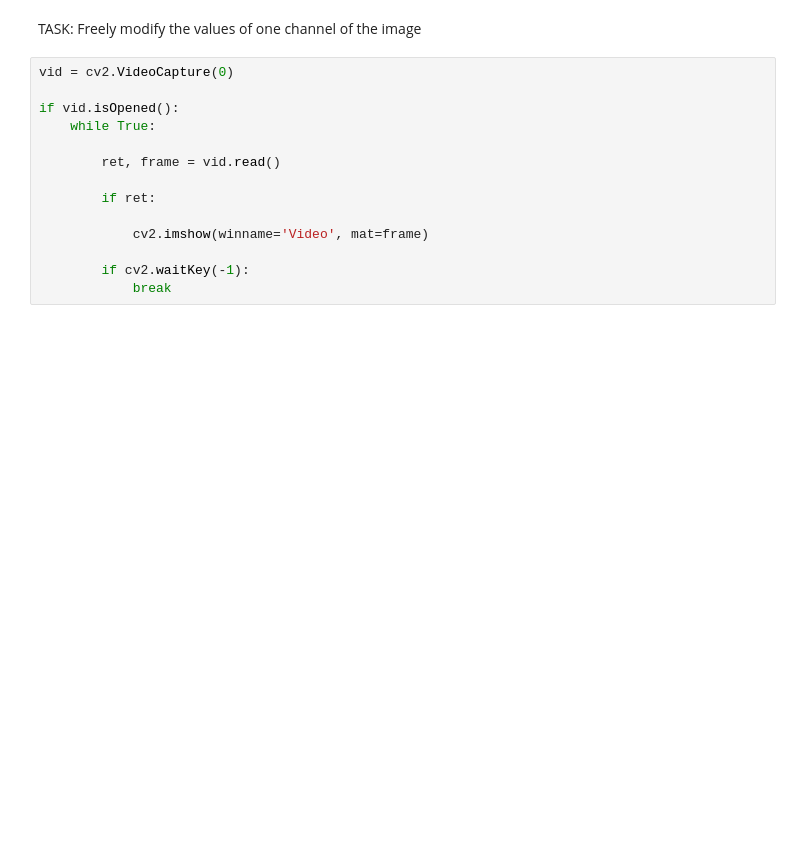
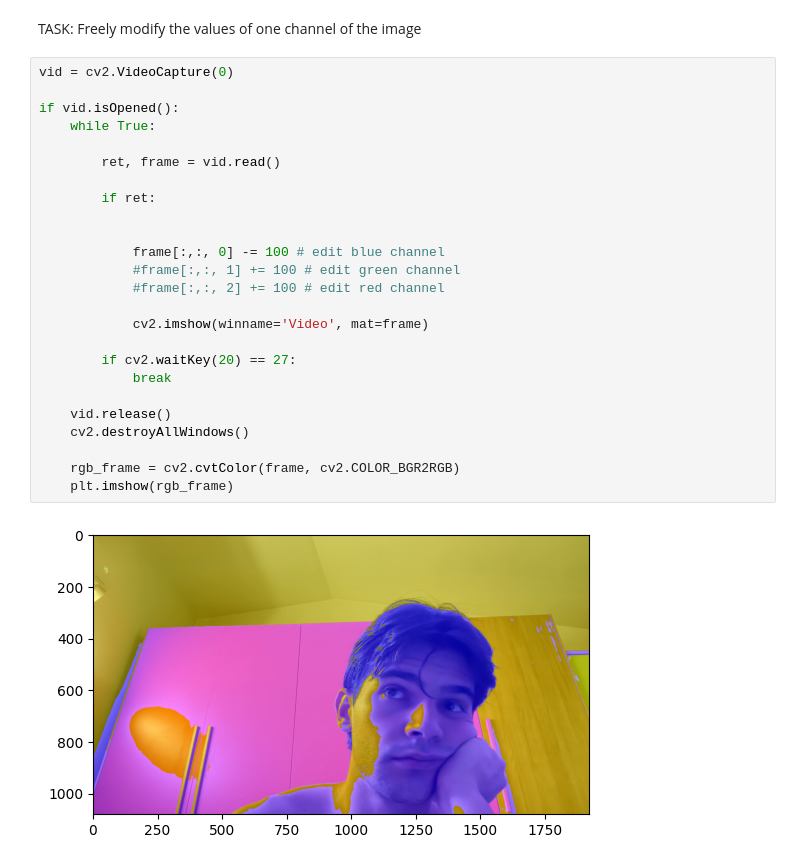
Before and after one commit to Davidermellino/trabajo_ComputerVision_ULPGC, a Jupyter notebook: trabajo_P1/trabajo1.ipynb, the cells around one changed output. Cells and saved outputs as stored; diff of their text form; blank space fills up the shorter version.

```diff
--- a/trabajo_P1/trabajo1.ipynb
+++ b/trabajo_P1/trabajo1.ipynb
@@ -86,14 +86,27 @@ TASK: Freely modify the values of one channel of the image
 # %%
 vid = cv2.VideoCapture(0)
 
 if vid.isOpened():
     while True:
 
         ret, frame = vid.read()
 
         if ret:
 
+
+            frame[:,:, 0] -= 100 # edit blue channel
+            #frame[:,:, 1] += 100 # edit green channel
+            #frame[:,:, 2] += 100 # edit red channel
+
             cv2.imshow(winname='Video', mat=frame)
 
-        if cv2.waitKey(-1):
+        if cv2.waitKey(20) == 27:
             break
+
+    vid.release()
+    cv2.destroyAllWindows()
+
+    rgb_frame = cv2.cvtColor(frame, cv2.COLOR_BGR2RGB)
+    plt.imshow(rgb_frame)
+# %% [output]
+[figure, added]
```
Also changed, not shown: parts of 5 cells of this notebook.
